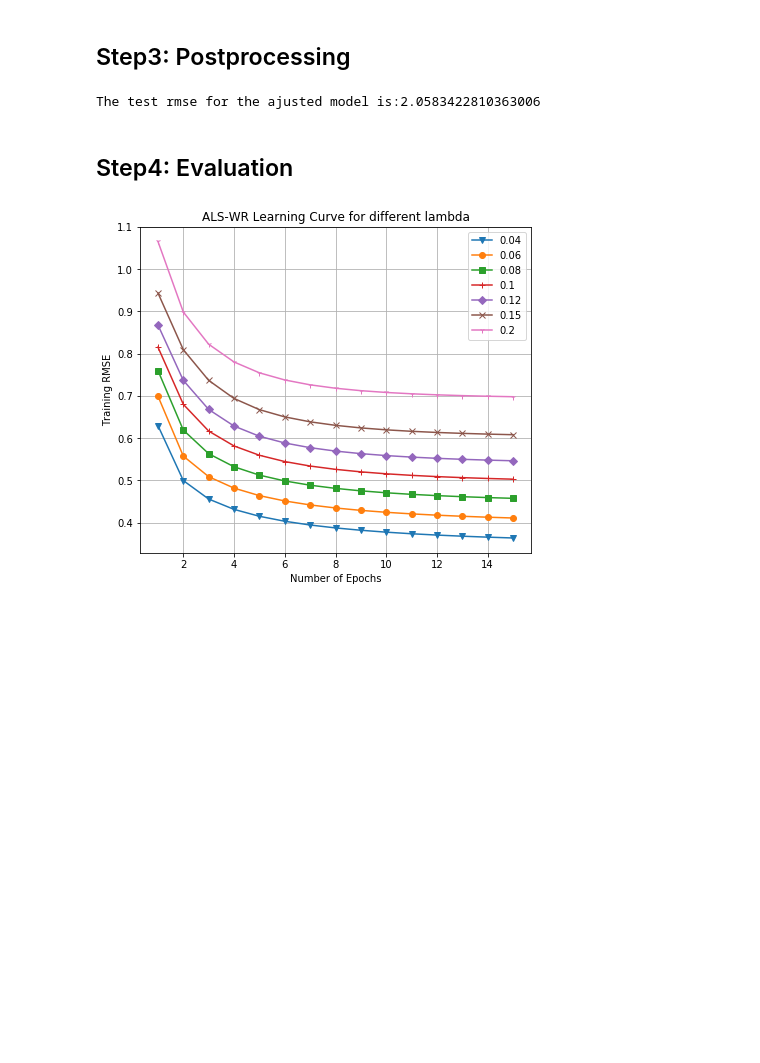
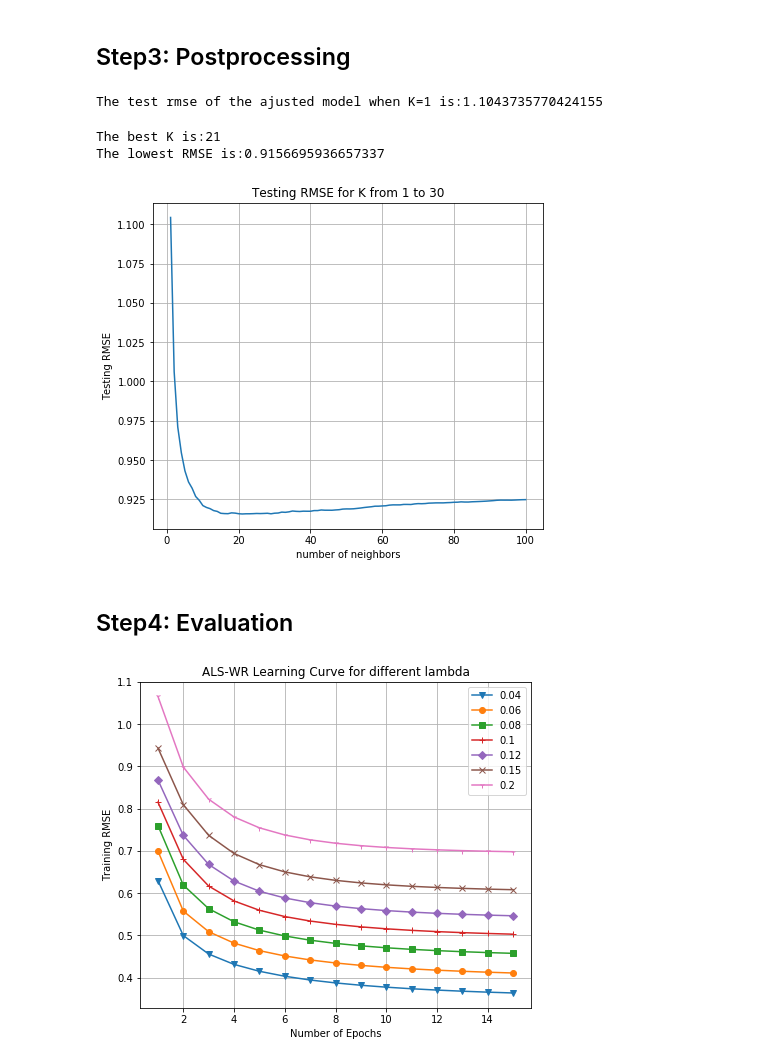
Before and after one commit to TZstatsADS/fall2019-project4-sec1-grp6, a Jupyter notebook: doc/main_final.ipynb, the cells around one changed output. Drawn from its saved outputs; the diff is of its cells as text; code cells hidden in the pictures; blank space fills up the shorter version.

```diff
--- a/doc/main_final.ipynb
+++ b/doc/main_final.ipynb
@@ -214,11 +209,11 @@ feature_list = [5,10,15,20,50]
 lmbda_list = [0.05,0.10,0.15,0.2]
 PARA = [[x,y] for x in feature_list for y in lmbda_list]
 result_summary = {key:None for key in range(np.size(PARA, axis=0))}
-#for value in range(np.size(PARA, axis=0)):
-#    result_cur = cross_validation(K=5, n_f=PARA[value][0], lmbda=PARA[value][1], matrix=CV)
-#    result_summary[value] = result_cur
+for value in range(np.size(PARA, axis=0)):
+    result_cur = cross_validation(K=5, n_f=PARA[value][0], lmbda=PARA[value][1], matrix=CV)
+    result_summary[value] = result_cur
 #pickle.dump(result_summary, open( "../output/CV_result.p", "wb" ))
-result_summary = pickle.load(open( "../output/CV_result.p", "rb" ))
+#result_summary = pickle.load(open( "../output/CV_result.p", "rb" ))
 testrmse = [result_summary[keys]["Test_RMSE"] for keys in result_summary]
 testrmse_best = [x[-1] for x in testrmse]
 best_index = testrmse_best.index(min(testrmse_best)) - 1
@@ -288,0 +263,21 @@ for i in range(n_users):
+# %%
+# function to calculate similarity between each test movie and train movie of user i
+def similarity(i, train, test, M):
+    similar = []
+    index_train = np.nonzero(train[i,:])[0]
+    index_test = np.nonzero(test[i,:])[0]
+    for testidx in index_test:
+        sim = dict()
+        v1 = M[:,testidx]
+        for trainidx in index_train:
+            v2 = M[:,trainidx]
+            s = cos_similarity(v1,v2)
+            sim[trainidx] = s
+        similar.append(sim)
+    return similar
+# %%
+# get similarity for all the users
+SIM = []
+for i in range(n_users):
+    sim = similarity(i,R_train,R_test,best_model['M'])
+    SIM.append(sim)
@@ -289,9 +316,29 @@ for i in range(n_users):
 # %%
-#np.save("../output/Rating matrix for predict data", R_predict)
-np.load("../output/Rating matrix for predict data.npy")
-print("The test rmse for the ajusted model is:{}".format(RMSE(R_test , R_predict, I_test)))
+# K=1
+R_predict = KNN(1, R_train, R_test, best_model["M"], SIM)
+print("The test rmse of the ajusted model when K=1 is:{}".format(RMSE(R_test , R_predict, I_test)))
 # %% [output]
-The test rmse for the ajusted model is:2.0583422810363006
+The test rmse of the ajusted model when K=1 is:1.1043735770424155
+# %%
+# choose the best K
+K_num = range(1,101)
+rmse_test = []
+for i,k in enumerate(K_num):
+    pred = KNN(k, R_train, R_test,best_model["M"], SIM)
+    error = RMSE(R_test , pred, I_test)
+    rmse_test.append(error)
+plt.figure(figsize=(7,6))
+plt.plot(K_num, rmse_test)
+plt.xlabel("number of neighbors")
+plt.ylabel("Testing RMSE")
+plt.title("Testing RMSE for K from 1 to 30")
+plt.grid()
+print("The best K is:{}".format(rmse_test.index(min(rmse_test))+1))
+print("The lowest RMSE is:{}".format(min(rmse_test)))
+# %% [output]
+The best K is:21
+The lowest RMSE is:0.9156695936657337
+[figure, added]
 # %% [markdown]
 ## Step4: Evaluation
 # %%
```
Also changed, not shown: parts of 8 cells of this notebook, 7 other files.
